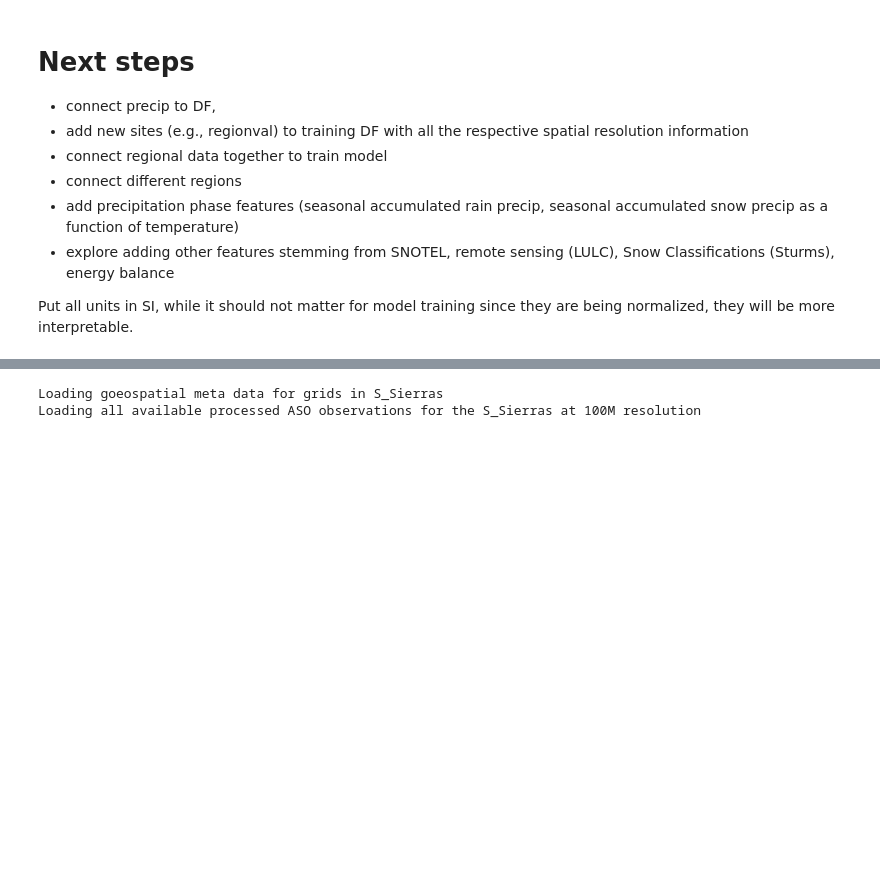
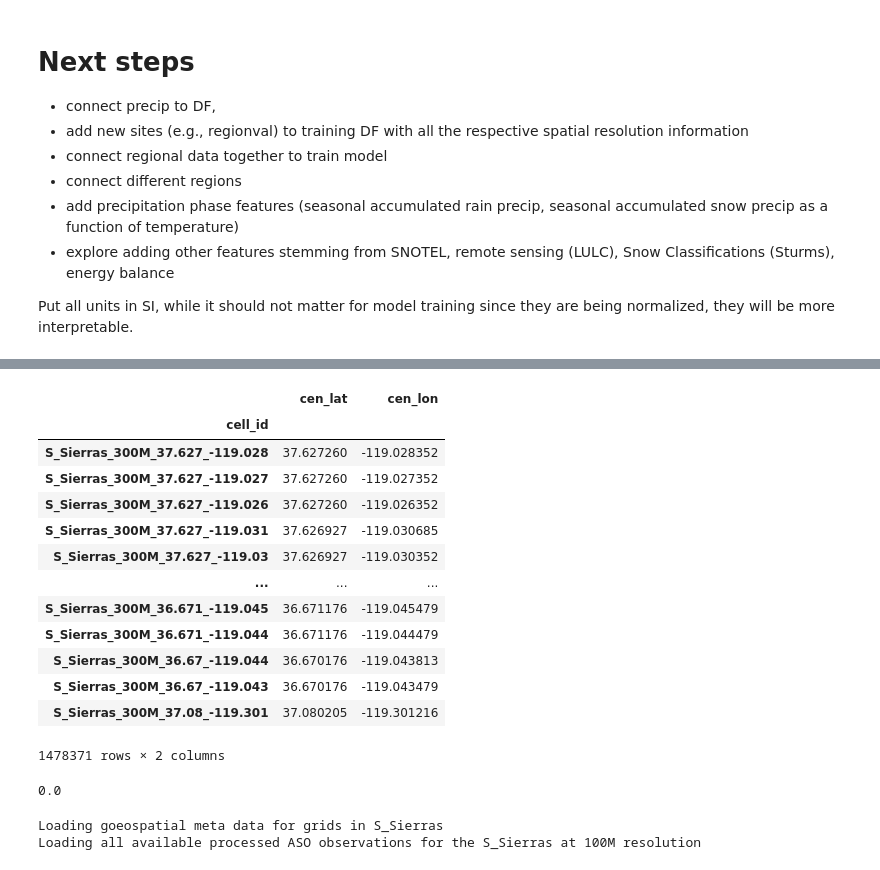
Before and after one commit to whitelightning450/SWEMLv2.0, a Jupyter notebook: Dataprocessing/get_NLDAS.ipynb, the cells around one changed output, grey strips where cells are left out. Drawn from its saved outputs; the diff is of its cells as text; code cells hidden in the pictures; blank space fills up the shorter version.

```diff
--- a/Dataprocessing/get_NLDAS.ipynb
+++ b/Dataprocessing/get_NLDAS.ipynb
@@ -25,3 +51,26 @@ obs1.head()
+# %%
+cols = ['cen_lat', 'cen_lon']
+ASO_meta_loc_DF = ASO_meta_loc_DF[cols]
+ASO_meta_loc_DF[~ASO_meta_loc_DF.index.duplicated(keep='first')]
+# %% [output]
+|  | cen_lat | cen_lon |
+| cell_id |  |  |
+| S_Sierras_300M_37.627_-119.028 | 37.627260 | -119.028352 |
+| S_Sierras_300M_37.627_-119.027 | 37.627260 | -119.027352 |
+| S_Sierras_300M_37.627_-119.026 | 37.627260 | -119.026352 |
+| S_Sierras_300M_37.627_-119.031 | 37.626927 | -119.030685 |
+| S_Sierras_300M_37.627_-119.03 | 37.626927 | -119.030352 |
+| ... | ... | ... |
+| S_Sierras_300M_36.671_-119.045 | 36.671176 | -119.045479 |
+| S_Sierras_300M_36.671_-119.044 | 36.671176 | -119.044479 |
+| S_Sierras_300M_36.67_-119.044 | 36.670176 | -119.043813 |
+| S_Sierras_300M_36.67_-119.043 | 36.670176 | -119.043479 |
+| S_Sierras_300M_37.08_-119.301 | 37.080205 | -119.301216 |
+1478371 rows × 2 columns
+# %%
+round(37.080205, -3)
+# %% [output]
+0.0
 # %%
 Precippath = f"{HOME}/SWEMLv2.0/data/Precipitation/{region}/{output_res}M_NLDAS_Precip"
 ppt = pd.read_hdf(f"{Precippath}/WY{year}.h5", key = '11N_cell_-119.59073383567106_38.18624284828164')
```
Also changed, not shown: parts of 3 cells of this notebook, 3 other files.
